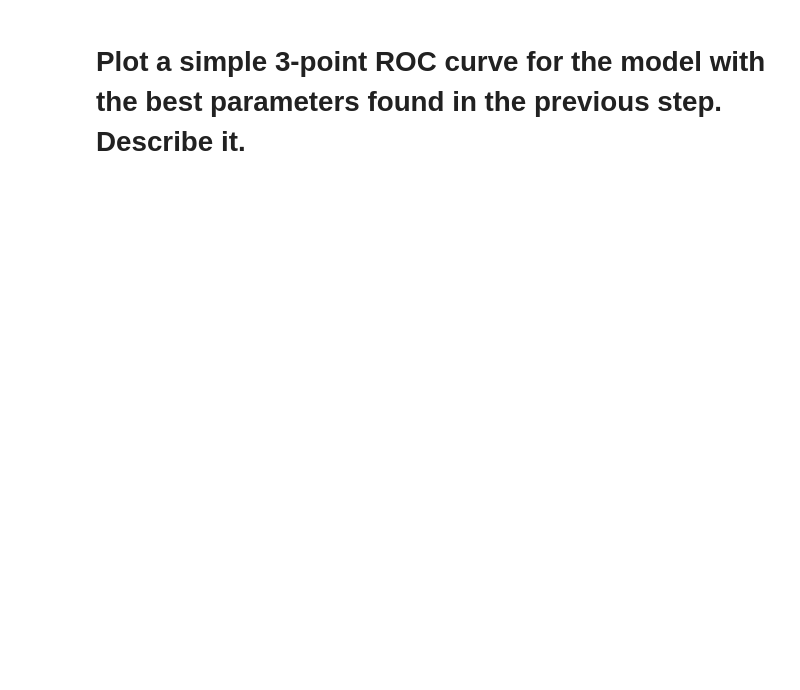
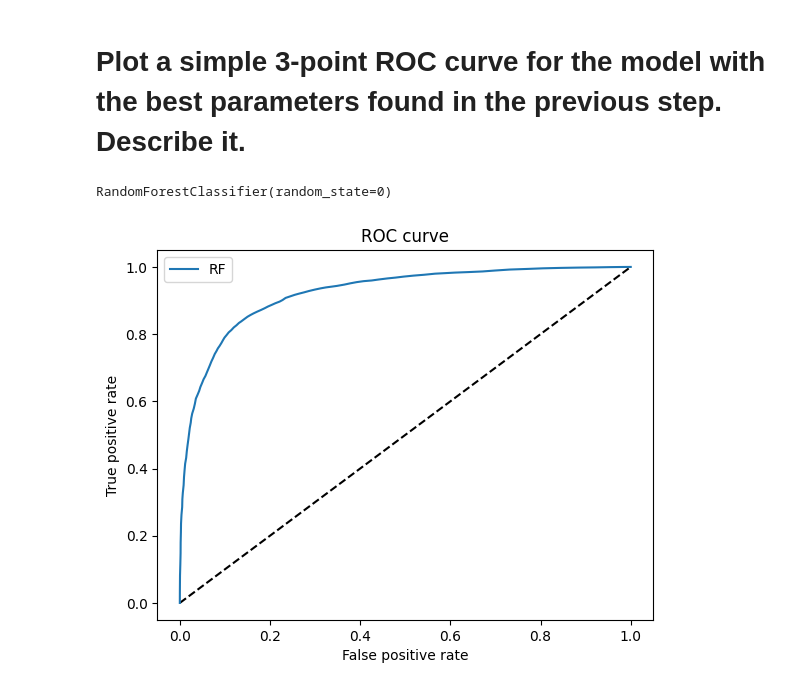
Before and after one commit to savimhl/MLPNS, a Jupyter notebook: higgsbosonSearch.ipynb, the cells around one changed output. Saved outputs shown, nothing was run; the diff lists cells and outputs as text; code cells hidden in the pictures; blank space fills up the shorter version.

```diff
--- a/higgsbosonSearch.ipynb
+++ b/higgsbosonSearch.ipynb
@@ -424,4 +444,4 @@ NameError: ignored
 # search across 18 different combinations
 from sklearn.model_selection import RandomizedSearchCV
 random_search = RandomizedSearchCV(estimator = rf, param_distributions=random_grid,
-                                   n_iter=1, cv=3, iid=False)
+                                   n_iter=1, cv=3)
@@ -430,4 +448,4 @@ NameError: ignored
 # %% [markdown]
 Note that this may take a long time! It took 1 hour for me to run this. Dont start at the last minute!!
-# %%
-random_search.fit(...
+# %%
+random_search.fit(pd.DataFrame(xlab_test).iloc[:, best_features_index], ylab_test)
@@ -443,19 +478,23 @@ df
 # %% [markdown]
 # Plot a simple 3-point ROC curve for the model with the best parameters found in the previous step. Describe it.
 # %%
-rf.fit(traindata, train_label.values.flatten()=="s", max_depth.....)
+rf.fit(xlab_train, ylab_train.values.flatten()=="s")
+# %% [output]
+RandomForestClassifier(random_state=0)
 # %%
 # The random forest model by itself
 from sklearn.metrics import roc_curve
-y_pred_grd_rfcat = rf.predict_proba(testdata)[:, 1]
+y_pred_grd_rfcat = rf.predict_proba(xlab_test)[:, 1]
 
-fpr_rf, tpr_rf, _ = roc_curve(test_label.values.flatten()=="s", rf.predict(y_pred_grd_rfcat))
+fpr_rf, tpr_rf, _ = roc_curve((ylab_test.values.flatten()=="s"), y_pred_grd_rfcat)
 
 plt.figure(1)
 plt.plot([0, 1], [0, 1], 'k--')
 plt.plot(fpr_rf, tpr_rf, label='RF')
 plt.xlabel('False positive rate')
 plt.ylabel('True positive rate')
 plt.title('ROC curve')
 plt.legend(loc='best')
 plt.show()
+# %% [output]
+[figure, added]
```
Also changed, not shown: parts of 19 cells of this notebook.
